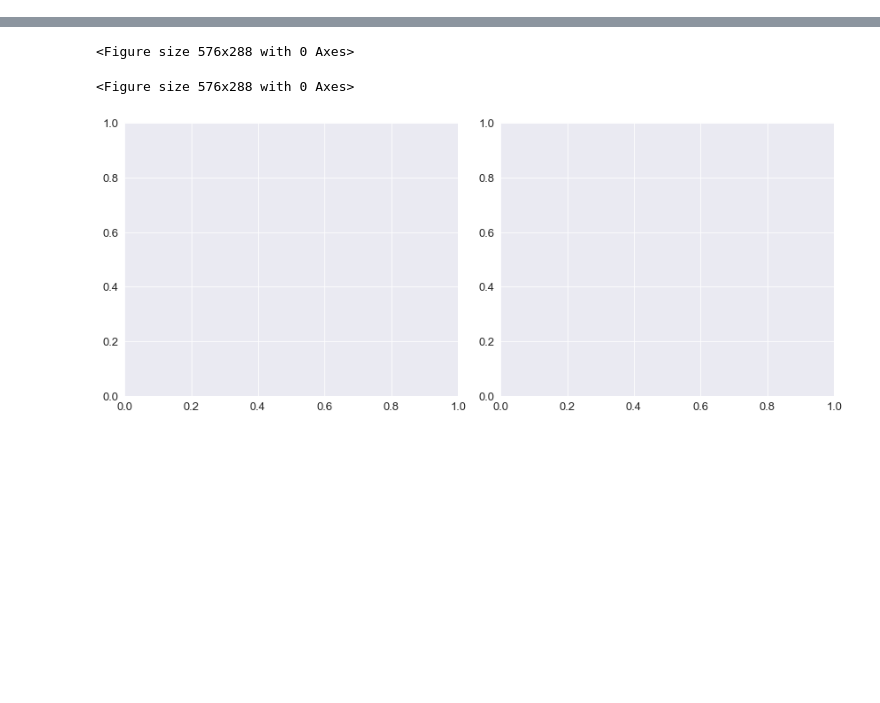
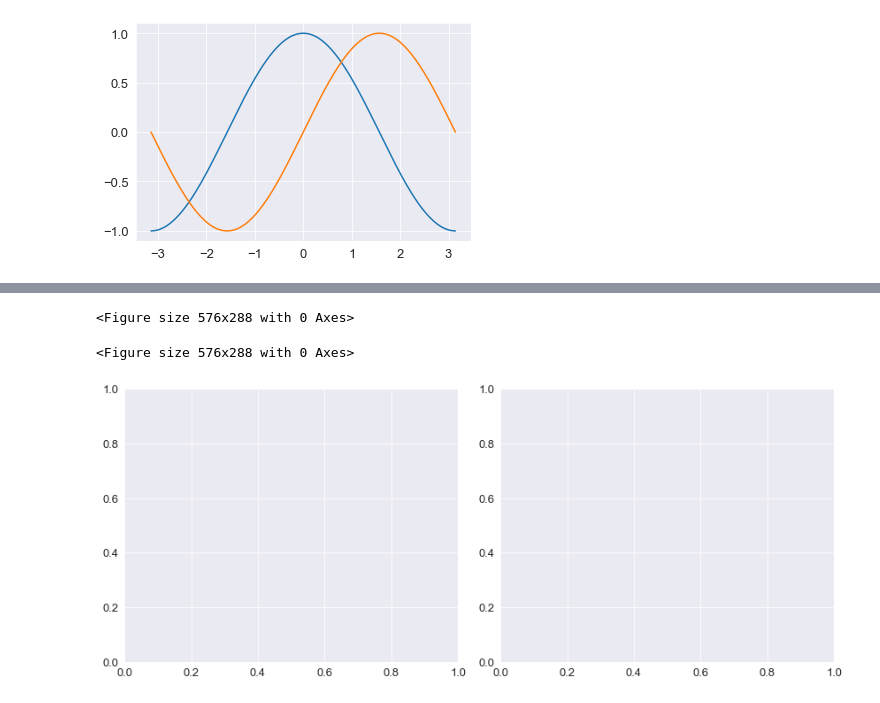
Before and after one commit to Michelleoc/fundamentals-of-data-analysis-assessment, a Jupyter notebook: pyplot.ipynb, the cells around one changed output, grey strips where cells are left out. Cells and saved outputs as stored; diff of their text form; code cells hidden in the pictures; blank space fills up the shorter version.

```diff
--- a/pyplot.ipynb
+++ b/pyplot.ipynb
@@ -14,0 +46,11 @@ plt.plot(x, y)
+# %%
+# Draw a cosine and sine functions on the same plot
+# X is now a numpy array with 256 values ranging from -π to +π (included).
+X = np.linspace(-np.pi, np.pi, 256)
+# C is the cosine (256 values) and S is the sine (256 values).
+C, S = np.cos(X), np.sin(X)
+plt.plot(X, C)
+plt.plot(X, S)
+plt.show()
+# %% [output]
+[figure, added]
```
Also changed, not shown: parts of 14 cells of this notebook, 1 other file.
